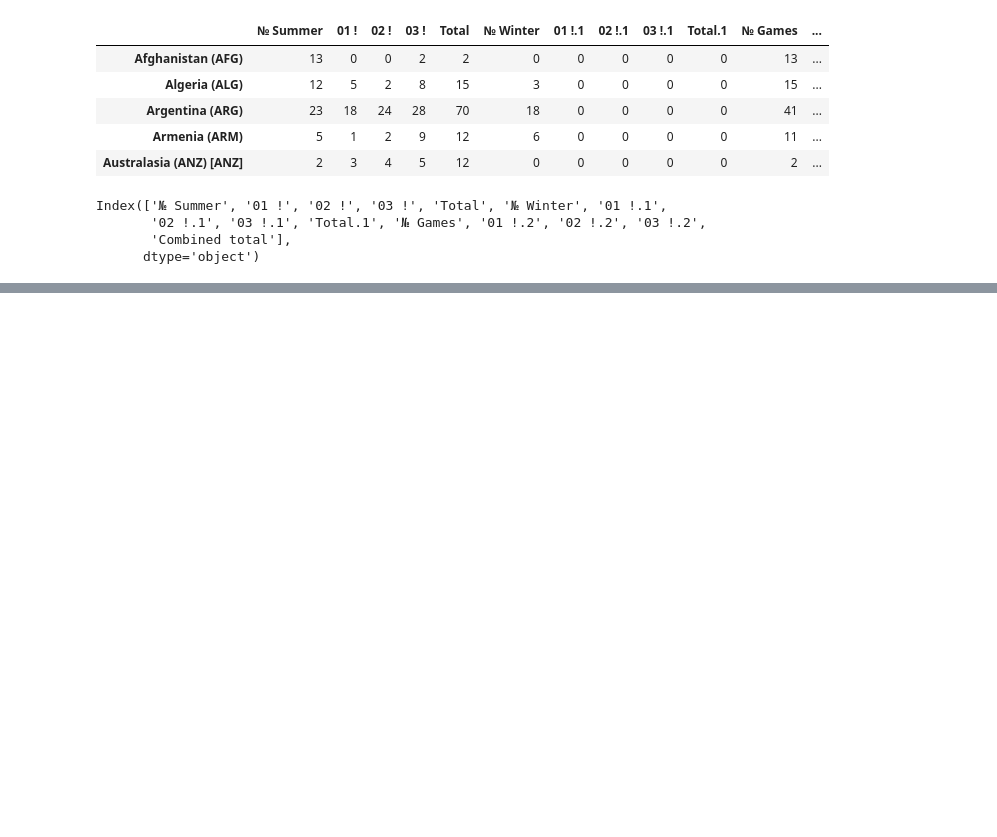
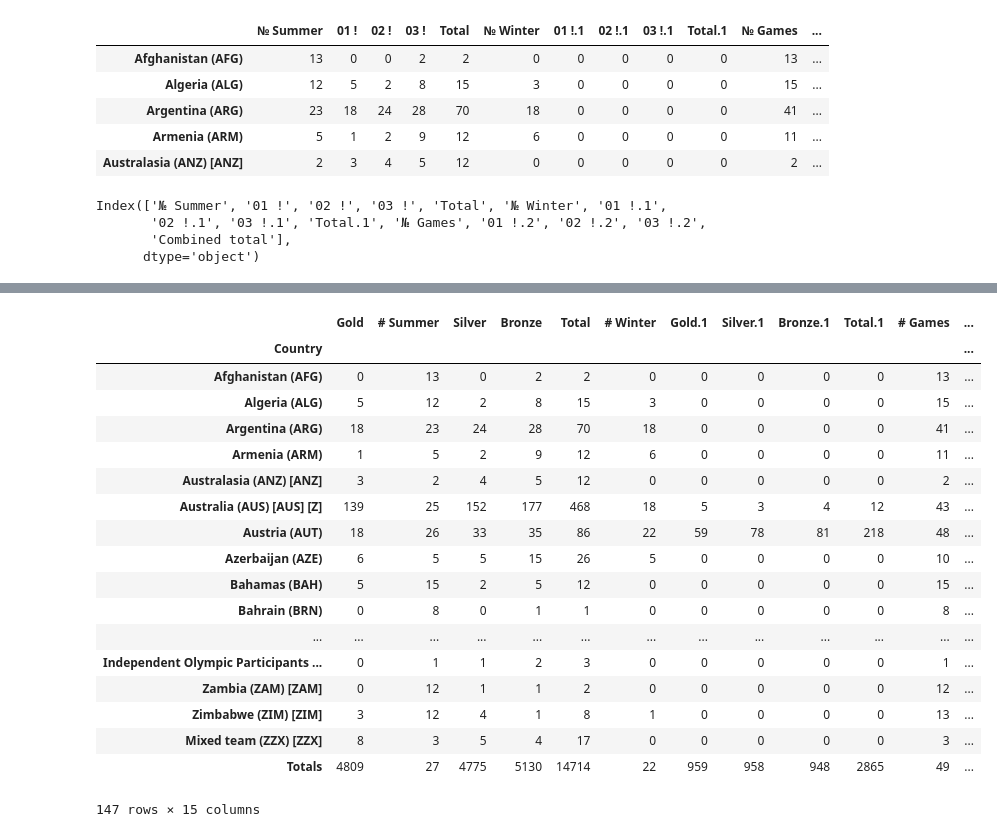
Before and after one commit to niharikaa22/Python, a Jupyter notebook: niharikaa.ipynb, the cells around one changed output, grey strips where cells are left out. Saved outputs shown, nothing was run; the diff lists cells and outputs as text; code cells hidden in the pictures; blank space fills up the shorter version.

```diff
--- a/niharikaa.ipynb
+++ b/niharikaa.ipynb
@@ -787,0 +881,3 @@ df.head()
+# %%
+ df["Country"] = df.index
+df.head()
@@ -787,0 +891,3 @@ df.head()
+# %%
+df = df.set_index("Gold")
+df.head()
@@ -787,0 +902,26 @@ df.head()
+# %%
+df = df.reset_index()
+# %%
+df = df.set_index("Country")
+# %%
+df
+# %% [output]
+|  | Gold | # Summer | Silver | Bronze | Total | # Winter | Gold.1 | Silver.1 | Bronze.1 | Total.1 | # Games | ... |
+| Country |  |  |  |  |  |  |  |  |  |  |  | ... |
+| Afghanistan (AFG) | 0 | 13 | 0 | 2 | 2 | 0 | 0 | 0 | 0 | 0 | 13 | ... |
+| Algeria (ALG) | 5 | 12 | 2 | 8 | 15 | 3 | 0 | 0 | 0 | 0 | 15 | ... |
+| Argentina (ARG) | 18 | 23 | 24 | 28 | 70 | 18 | 0 | 0 | 0 | 0 | 41 | ... |
+| Armenia (ARM) | 1 | 5 | 2 | 9 | 12 | 6 | 0 | 0 | 0 | 0 | 11 | ... |
+| Australasia (ANZ) [ANZ] | 3 | 2 | 4 | 5 | 12 | 0 | 0 | 0 | 0 | 0 | 2 | ... |
+| Australia (AUS) [AUS] [Z] | 139 | 25 | 152 | 177 | 468 | 18 | 5 | 3 | 4 | 12 | 43 | ... |
+| Austria (AUT) | 18 | 26 | 33 | 35 | 86 | 22 | 59 | 78 | 81 | 218 | 48 | ... |
+| Azerbaijan (AZE) | 6 | 5 | 5 | 15 | 26 | 5 | 0 | 0 | 0 | 0 | 10 | ... |
+| Bahamas (BAH) | 5 | 15 | 2 | 5 | 12 | 0 | 0 | 0 | 0 | 0 | 15 | ... |
+| Bahrain (BRN) | 0 | 8 | 0 | 1 | 1 | 0 | 0 | 0 | 0 | 0 | 8 | ... |
+| ... | ... | ... | ... | ... | ... | ... | ... | ... | ... | ... | ... | ... |
+| Independent Olympic Participants ... | 0 | 1 | 1 | 2 | 3 | 0 | 0 | 0 | 0 | 0 | 1 | ... |
+| Zambia (ZAM) [ZAM] | 0 | 12 | 1 | 1 | 2 | 0 | 0 | 0 | 0 | 0 | 12 | ... |
+| Zimbabwe (ZIM) [ZIM] | 3 | 12 | 4 | 1 | 8 | 1 | 0 | 0 | 0 | 0 | 13 | ... |
+| Mixed team (ZZX) [ZZX] | 8 | 3 | 5 | 4 | 17 | 0 | 0 | 0 | 0 | 0 | 3 | ... |
+| Totals | 4809 | 27 | 4775 | 5130 | 14714 | 22 | 959 | 958 | 948 | 2865 | 49 | ... |
+147 rows × 15 columns
```
Also changed, not shown: parts of 65 cells of this notebook, 4 other files.
